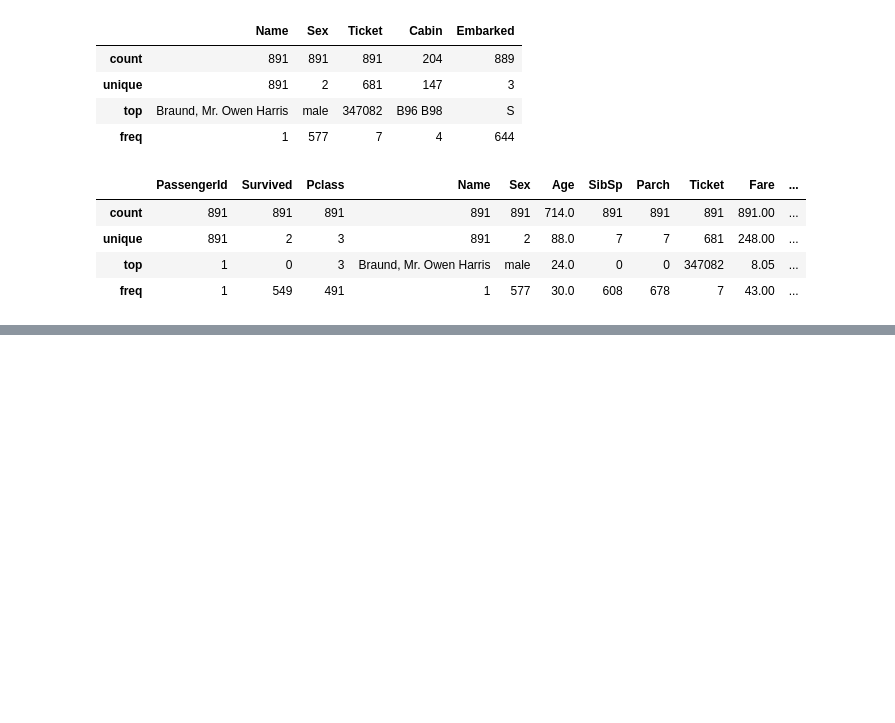
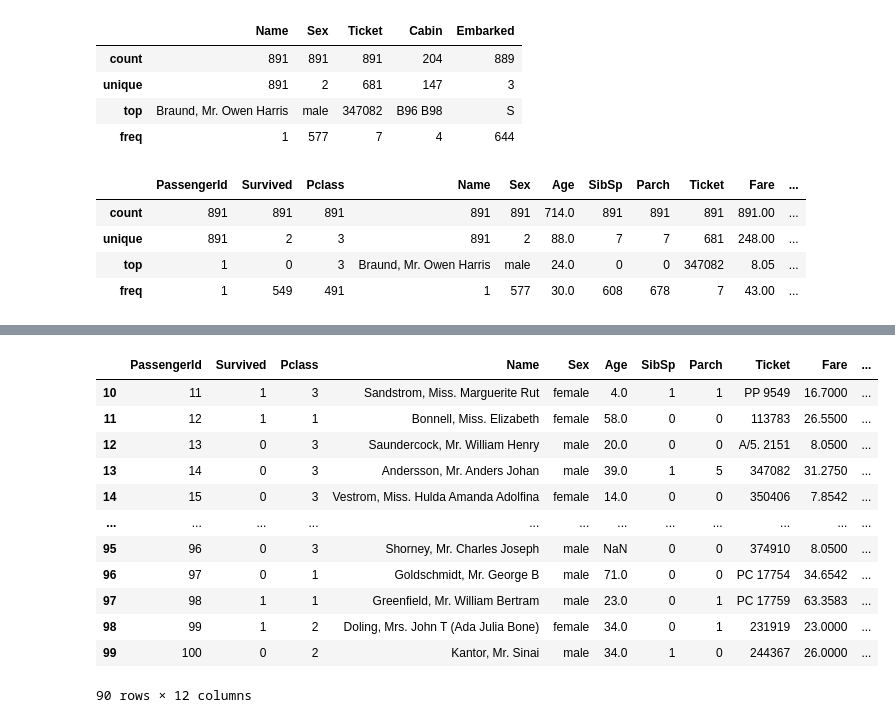
Before and after one commit to omkarpattnaik8080/Pandas, a Jupyter notebook: PandasCompleteadv.ipynb, the cells around one changed output, grey strips where cells are left out. Cells and saved outputs as stored; diff of their text form; code cells hidden in the pictures; blank space fills up the shorter version.

```diff
--- a/PandasCompleteadv.ipynb
+++ b/PandasCompleteadv.ipynb
@@ -436,0 +467,16 @@ df1.astype("object").describe()#whatever dataframe you have consider that as obj
+# %%
+df1[10:100]
+# %% [output]
+|  | PassengerId | Survived | Pclass | Name | Sex | Age | SibSp | Parch | Ticket | Fare | ... |
+| 10 | 11 | 1 | 3 | Sandstrom, Miss. Marguerite Rut | female | 4.0 | 1 | 1 | PP 9549 | 16.7000 | ... |
+| 11 | 12 | 1 | 1 | Bonnell, Miss. Elizabeth | female | 58.0 | 0 | 0 | 113783 | 26.5500 | ... |
+| 12 | 13 | 0 | 3 | Saundercock, Mr. William Henry | male | 20.0 | 0 | 0 | A/5. 2151 | 8.0500 | ... |
+| 13 | 14 | 0 | 3 | Andersson, Mr. Anders Johan | male | 39.0 | 1 | 5 | 347082 | 31.2750 | ... |
+| 14 | 15 | 0 | 3 | Vestrom, Miss. Hulda Amanda Adolfina | female | 14.0 | 0 | 0 | 350406 | 7.8542 | ... |
+| ... | ... | ... | ... | ... | ... | ... | ... | ... | ... | ... | ... |
+| 95 | 96 | 0 | 3 | Shorney, Mr. Charles Joseph | male | NaN | 0 | 0 | 374910 | 8.0500 | ... |
+| 96 | 97 | 0 | 1 | Goldschmidt, Mr. George B | male | 71.0 | 0 | 0 | PC 17754 | 34.6542 | ... |
+| 97 | 98 | 1 | 1 | Greenfield, Mr. William Bertram | male | 23.0 | 0 | 1 | PC 17759 | 63.3583 | ... |
+| 98 | 99 | 1 | 2 | Doling, Mrs. John T (Ada Julia Bone) | female | 34.0 | 0 | 1 | 231919 | 23.0000 | ... |
+| 99 | 100 | 0 | 2 | Kantor, Mr. Sinai | male | 34.0 | 1 | 0 | 244367 | 26.0000 | ... |
+90 rows × 12 columns
```
Also changed, not shown: parts of 21 cells of this notebook.
